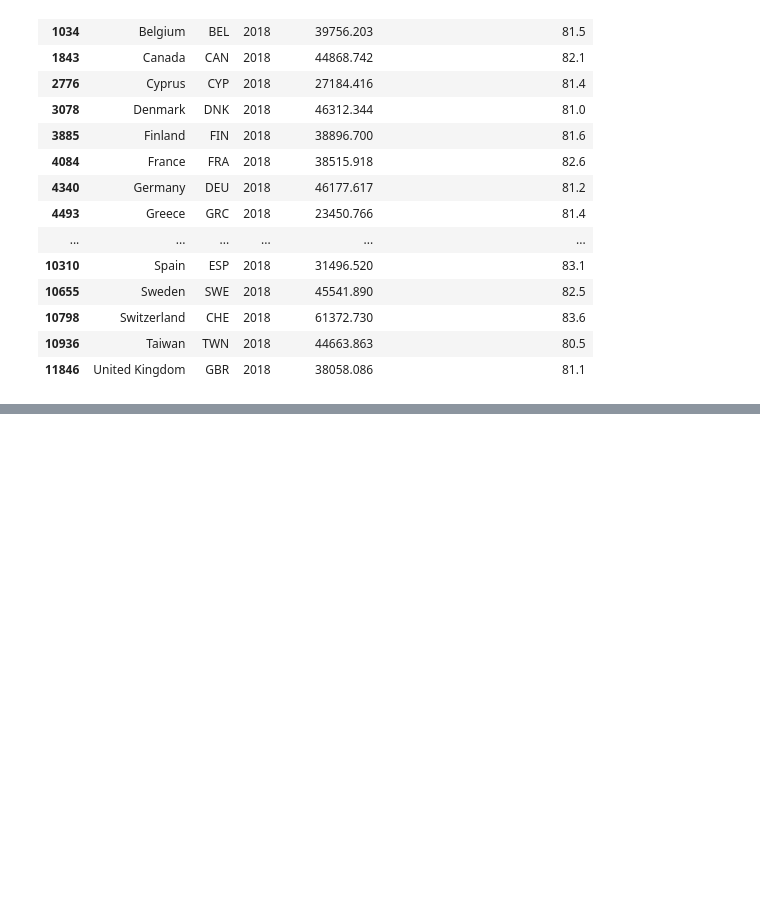
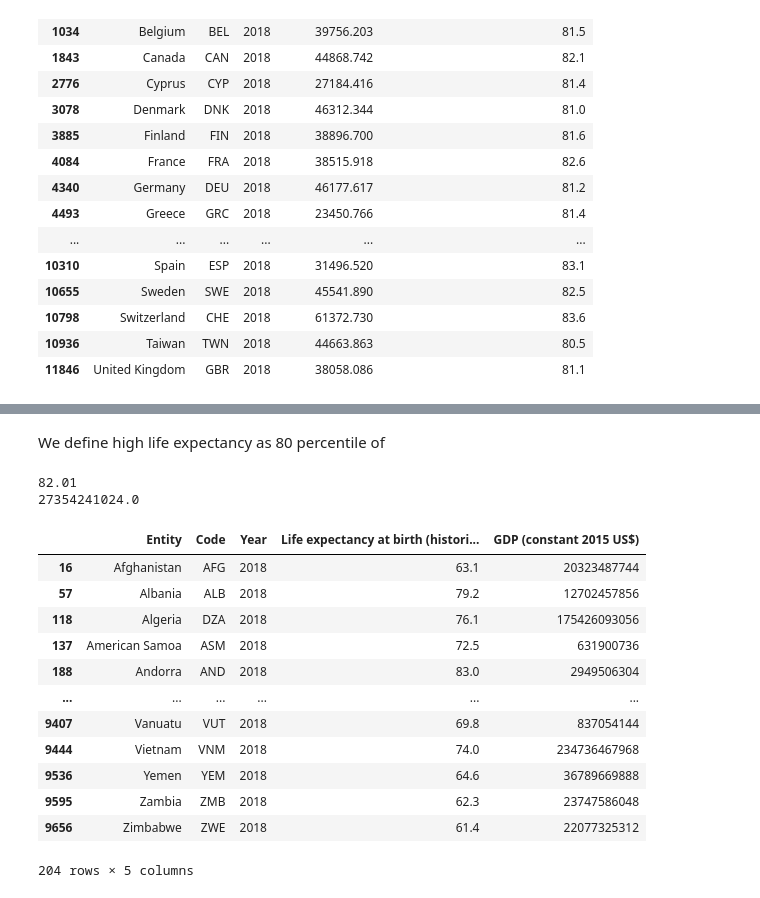
Before and after one commit to chenbin234/DAT405-DIT407-Introduction-to-data-science-and-AI, a Jupyter notebook: Assignment_1/Bingcheng/intro_to_AI_ass1.ipynb, the cells around one changed output, grey strips where cells are left out. Saved outputs shown, nothing was run; the diff lists cells and outputs as text; code cells hidden in the pictures; blank space fills up the shorter version.

```diff
--- a/Assignment_1/Bingcheng/intro_to_AI_ass1.ipynb
+++ b/Assignment_1/Bingcheng/intro_to_AI_ass1.ipynb
@@ -234,0 +260,24 @@ df2[df2['Year']==2018]
+# %% [markdown]
+We define high life expectancy as 80 percentile of
+# %%
+threshold = df2['Life expectancy at birth (historical)'].quantile(0.9) # 90th percentile
+average_gdp = df2['GDP (constant 2015 US$)'].quantile(0.5)
+print(threshold)
+print(average_gdp)
+df2
+# %% [output]
+82.01
+27354241024.0
+|  | Entity | Code | Year | Life expectancy at birth (histori... | GDP (constant 2015 US$) |
+| 16 | Afghanistan | AFG | 2018 | 63.1 | 20323487744 |
+| 57 | Albania | ALB | 2018 | 79.2 | 12702457856 |
+| 118 | Algeria | DZA | 2018 | 76.1 | 175426093056 |
+| 137 | American Samoa | ASM | 2018 | 72.5 | 631900736 |
+| 188 | Andorra | AND | 2018 | 83.0 | 2949506304 |
+| ... | ... | ... | ... | ... | ... |
+| 9407 | Vanuatu | VUT | 2018 | 69.8 | 837054144 |
+| 9444 | Vietnam | VNM | 2018 | 74.0 | 234736467968 |
+| 9536 | Yemen | YEM | 2018 | 64.6 | 36789669888 |
+| 9595 | Zambia | ZMB | 2018 | 62.3 | 23747586048 |
+| 9656 | Zimbabwe | ZWE | 2018 | 61.4 | 22077325312 |
+204 rows × 5 columns
```
Also changed, not shown: parts of 21 cells of this notebook, 1 other file.
